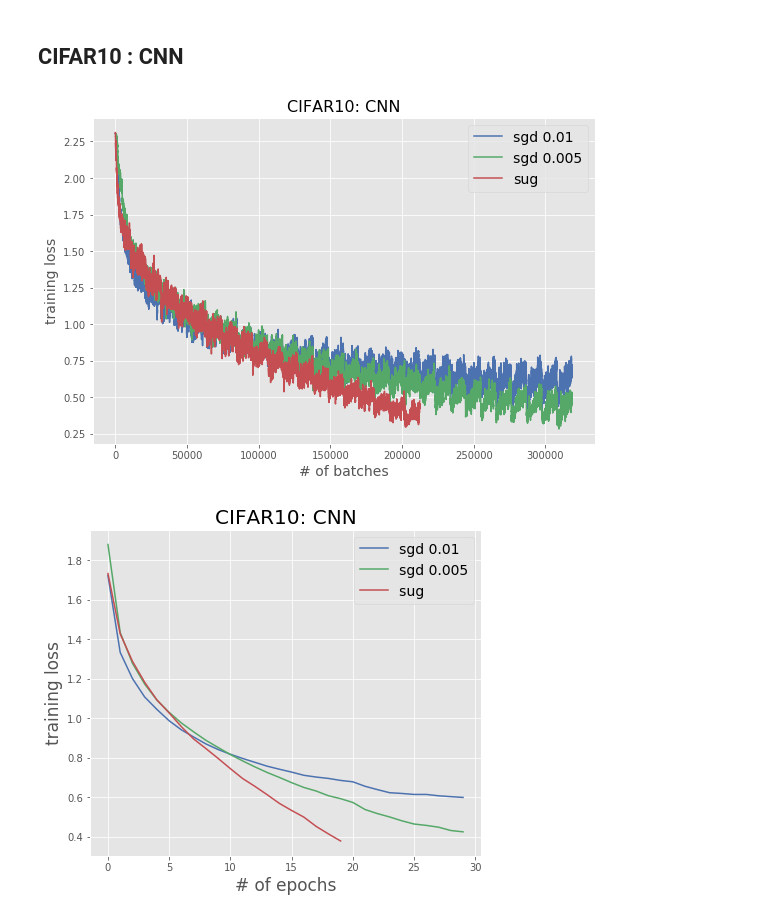
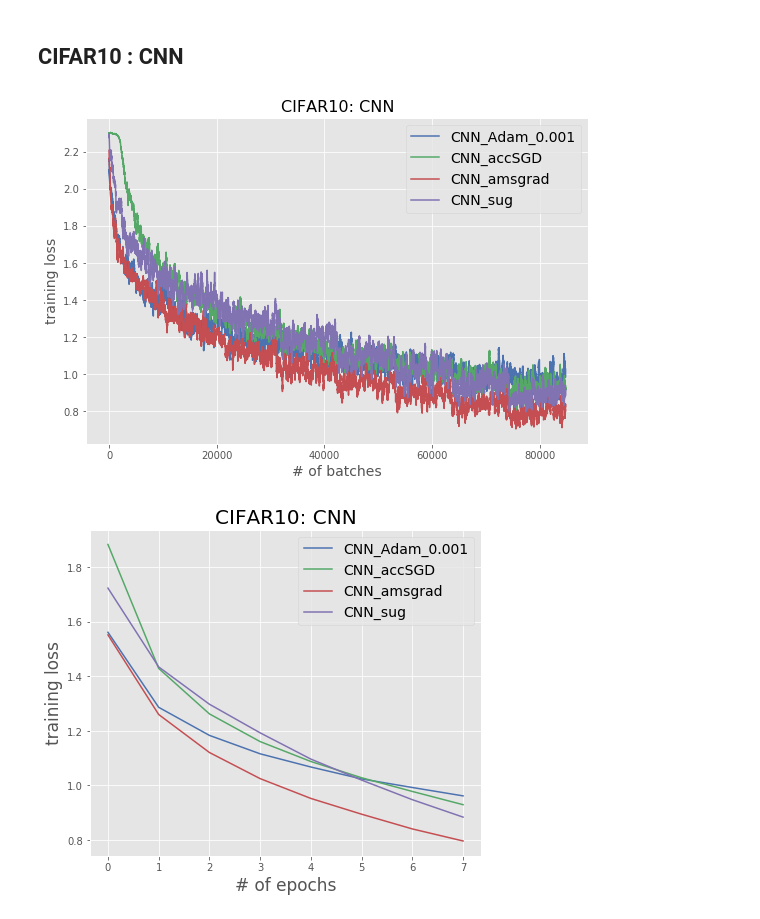
Before and after one commit to severilov/A2Grad_optimizer, a Jupyter notebook: plot_results.ipynb, the cells around one changed output. Saved outputs shown, nothing was run; the diff lists cells and outputs as text; code cells hidden in the pictures.

```diff
--- a/plot_results.ipynb
+++ b/plot_results.ipynb
@@ -295,30 +235,58 @@ for lr in lrs:
+# %%
+lrs = [0.001]
+fc_adam = torch.load('./CIFAR10/CNN_Adam_0.001')
+fc_asgd = torch.load('./CIFAR10/CNN_accSGD')
+fc_amsgrad = torch.load('./CIFAR10/CNN_amsgrad')
+fc_sug = torch.load('./CIFAR10/CNN_sug')
 # %%
 # plot train loss per 200 batches
 smooth_over = 200
 figure = plt.figure(figsize=(9,6))
-for lr in lrs:
-    loss = fc_sgd[lr]['tr_loss']
-    plt.plot([np.mean(loss[i:i+smooth_over]) for i in range(len(loss)-smooth_over)], label='sgd '+str(lr))
-plt.plot([np.mean(fc_sug['tr_loss'][i:i+smooth_over]) for i in range(len(fc_sug['tr_loss'])-smooth_over)], label="sug")
+loss = fc_adam['tr_loss']
+plt.plot([np.mean(loss[i:i+smooth_over]) for i in range(len(loss)-smooth_over)], label='CNN_Adam_0.001')
+loss = fc_asgd['tr_loss']
+plt.plot([np.mean(loss[i:i+smooth_over]) for i in range(len(loss)-smooth_over)], label='CNN_accSGD')
+loss = fc_amsgrad['tr_loss']
+plt.plot([np.mean(loss[i:i+smooth_over]) for i in range(len(loss)-smooth_over)], label='CNN_amsgrad')
+loss = fc_sug['tr_loss']
+plt.plot([np.mean(loss[i:i+smooth_over]) for i in range(len(loss)-smooth_over)], label='CNN_sug')
+
 plt.xlabel("# of batches", fontsize=14)
 plt.ylabel("training loss", fontsize=14)
 plt.title("CIFAR10: CNN", fontsize=16)
 plt.legend(fontsize=14)
 plt.savefig("img/cifar_cnn_bt.eps")
 plt.show()
 # %% [output]
-[figure, old version]
+[figure, new version]
 # %%
 #plot train loss per epoch
 figure = plt.figure(figsize=(7,6))
-for lr in lrs:
-    n_epochs = fc_sgd[lr]['epoch']
-    batch_per_ep = int(len(fc_sgd[lr]['tr_loss']) / fc_sgd[lr]['epoch'])
-    loss = fc_sgd[lr]['tr_loss']
-    plt.plot([sum(loss[i*batch_per_ep:(i+1)*batch_per_ep])/batch_per_ep for i in range(n_epochs)], label='sgd '+str(lr))
+
+n_epochs = fc_adam['epoch']
+batch_per_ep = int(len(fc_adam['tr_loss']) / fc_adam['epoch'])
+loss = fc_adam['tr_loss']
+plt.plot([sum(loss[i*batch_per_ep:(i+1)*batch_per_ep])/batch_per_ep for i in range(n_epochs)],
+         label='CNN_Adam_0.001')
+
+n_epochs = fc_asgd['epoch']
+batch_per_ep = int(len(fc_asgd['tr_loss']) / fc_asgd['epoch'])
+loss = fc_asgd['tr_loss']
+plt.plot([sum(loss[i*batch_per_ep:(i+1)*batch_per_ep])/batch_per_ep for i in range(n_epochs)],
+         label='CNN_accSGD')
+
+n_epochs = fc_amsgrad['epoch']
+batch_per_ep = int(len(fc_amsgrad['tr_loss']) / fc_amsgrad['epoch'])
+loss = fc_amsgrad['tr_loss']
+plt.plot([sum(loss[i*batch_per_ep:(i+1)*batch_per_ep])/batch_per_ep for i in range(n_epochs)],
+         label='CNN_amsgrad')
+
 n_epochs = fc_sug['epoch']
 batch_per_ep = int(len(fc_sug['tr_loss']) / fc_sug['epoch'])
-plt.plot([sum(fc_sug['tr_loss'][i*batch_per_ep:(i+1)*batch_per_ep])/batch_per_ep for i in range(n_epochs)], label="sug ")
+loss = fc_sug['tr_loss']
+plt.plot([sum(loss[i*batch_per_ep:(i+1)*batch_per_ep])/batch_per_ep for i in range(n_epochs)],
+         label='CNN_sug')
+
 plt.xlabel("# of epochs", fontsize=17)
 plt.ylabel("training loss", fontsize=17)
 plt.title("CIFAR10: CNN", fontsize=20)
@@ -326,7 +294,7 @@ plt.legend(fontsize=14)
 plt.savefig("img/cifar_cnn_ep.eps")
 plt.show()
 # %% [output]
-[figure, old version]
+[figure, new version]
 # %%
 #plot val loss per epoch
 figure = plt.figure(figsize=(7,6))
```
Also changed, not shown: parts of 9 cells of this notebook, 21 other files.
